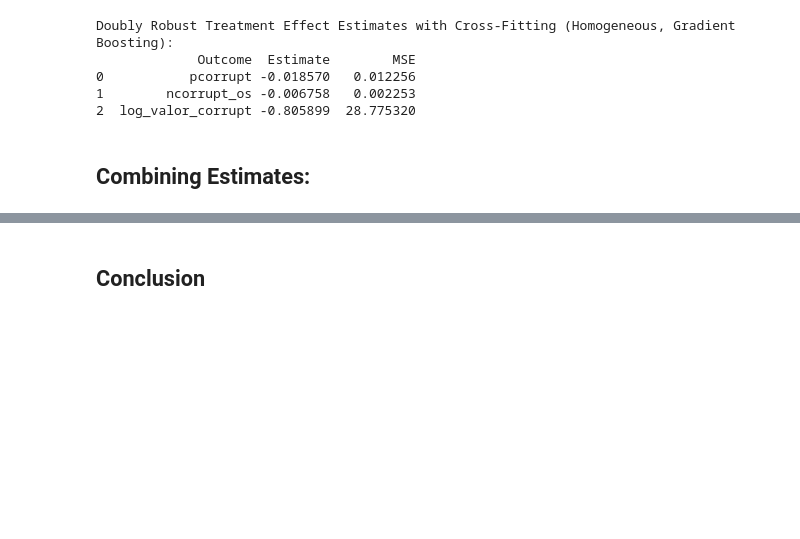
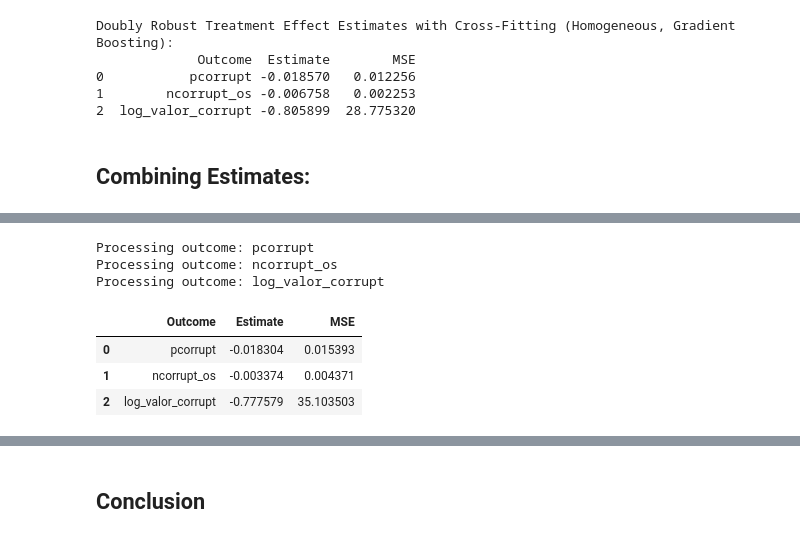
Before and after one commit to TestonMonday/ECON4140, a Jupyter notebook: Corruption Analysis.ipynb, the cells around one changed output, grey strips where cells are left out. Saved outputs shown, nothing was run; the diff lists cells and outputs as text; code cells hidden in the pictures; blank space fills up the shorter version.

```diff
--- a/Corruption Analysis.ipynb
+++ b/Corruption Analysis.ipynb
@@ -1240,0 +1284,13 @@ KeyError: ()
+# %%
+# mayor_covariates + municipal_covariates
+ma_mu=(mayor_covariates +municipal_covariates)
+rf_result_df_2_he = run_dr_estimation_rf(double_ml_dataset, ma_mu, treatment, outcomes)
+rf_result_df_2_he
+# %% [output]
+Processing outcome: pcorrupt
+Processing outcome: ncorrupt_os
+Processing outcome: log_valor_corrupt
+|  | Outcome | Estimate | MSE |
+| 0 | pcorrupt | -0.018304 | 0.015393 |
+| 1 | ncorrupt_os | -0.003374 | 0.004371 |
+| 2 | log_valor_corrupt | -0.777579 | 35.103503 |
```
Also changed, not shown: parts of 29 cells of this notebook.
